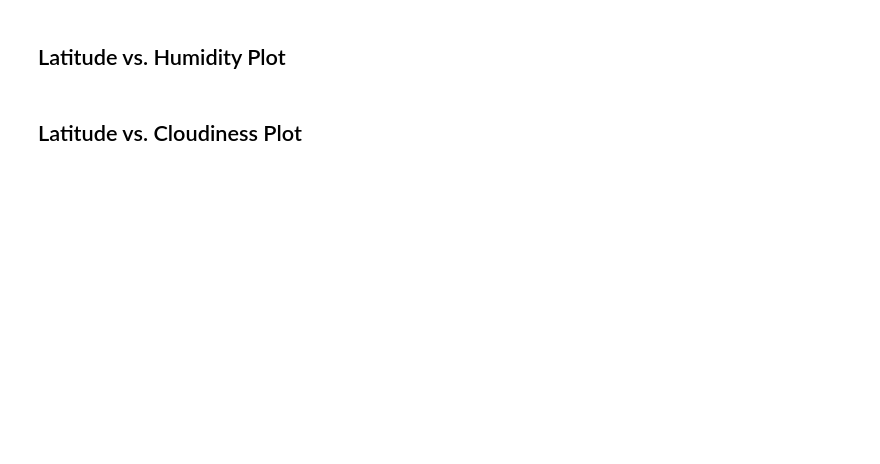
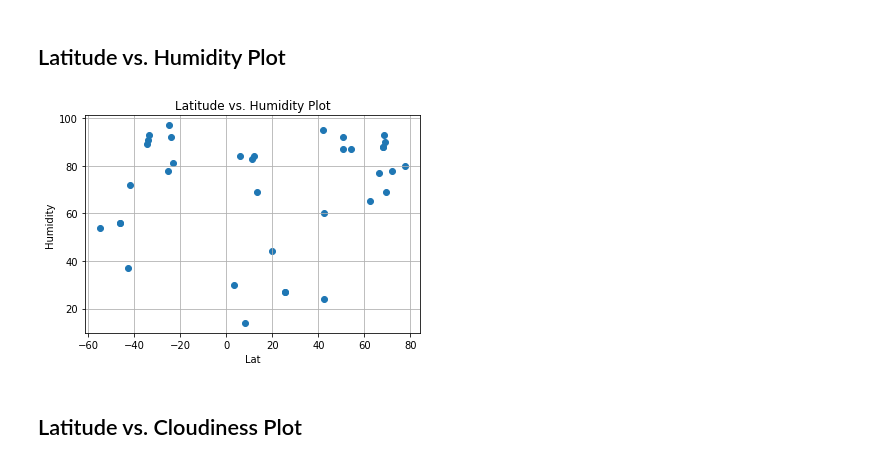
Before and after one commit to A-vital/Weather-Visualization-using-API, a Jupyter notebook: WeatherPy/WeatherPy.ipynb, the cells around one changed output. Cells and saved outputs as stored; diff of their text form; code cells hidden in the pictures; blank space fills up the shorter version.

```diff
--- a/WeatherPy/WeatherPy.ipynb
+++ b/WeatherPy/WeatherPy.ipynb
@@ -120,4 +161,13 @@ Skip this step if there are no cities that have humidity > 100%.
 # %% [markdown]
 ## Latitude vs. Humidity Plot
+# %%
+plt.scatter(weather_df["Lat"], weather_df["Humidity"], marker="o")
+plt.title("Latitude vs. Humidity Plot")
+plt.ylabel("Humidity")
+plt.xlabel("Lat")
+plt.grid(True)
+plt.show()
+# %% [output]
+[figure, added]
 # %% [markdown]
 ## Latitude vs. Cloudiness Plot
```
Also changed, not shown: parts of 11 cells of this notebook, 1 other file.
